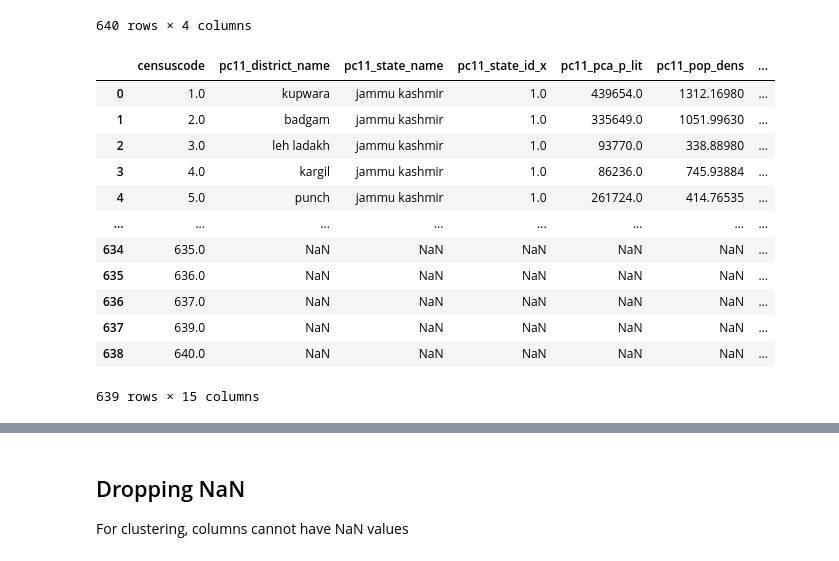
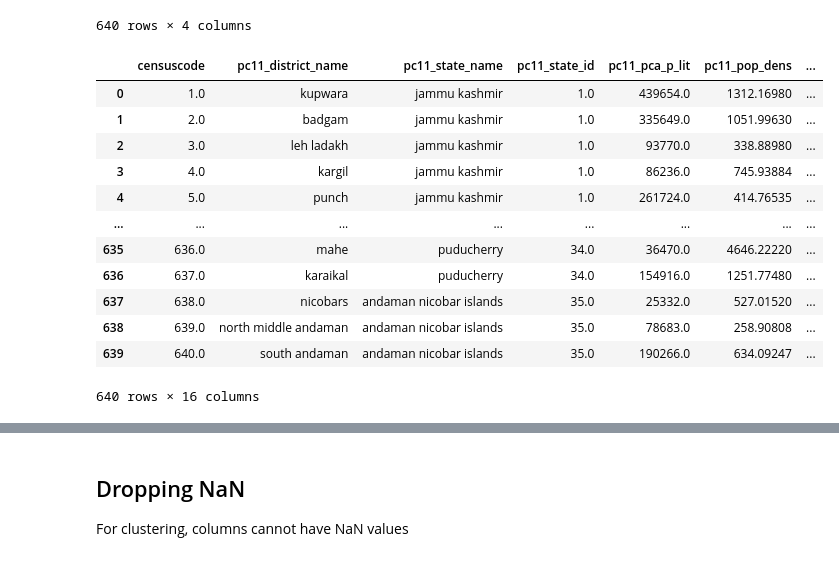
Before and after one commit to Daniel-Los/Introduction-to-datascience-final-project, a Jupyter notebook: Dataframes.ipynb, the cells around one changed output, grey strips where cells are left out. Cells and saved outputs as stored; diff of their text form; code cells hidden in the pictures.

```diff
--- a/Dataframes.ipynb
+++ b/Dataframes.ipynb
@@ -460,28 +444,30 @@ mergy
 # %%
 # This section takes the interesting data (hardcoded, sorry)
 # These are the first 8 interesting variables.
 
 #This makes a frame that merges everythng the labels. The if block prevents double running.
-#if 'average_age' not in mergy.keys():
-mergy = pd.merge(mergy, demog_frame[['censuscode','pc11_pca_p_lit','pc11_pop_dens','pc11_slum_pop','pc11_urb_share']], on='censuscode', how = 'right')
-mergy = pd.merge(mergy, hosp_frame[['censuscode','dlhs4_dh_icu_beds','dlhs4_total_beds','dlhs4_total_facilities']], on='censuscode', how = 'right')
-mergy = pd.merge(mergy, age_frame[['censuscode','average_age']], on='censuscode', how = 'right')
-mergy = pd.merge(mergy, datedict[str(list(datedict.keys())[-1])], on = 'censuscode', how = 'outer')
+if 'total_cases' not in mergy.keys():
+    mergy = pd.merge(mergy, demog_frame[['censuscode','pc11_pca_p_lit','pc11_pop_dens','pc11_slum_pop','pc11_urb_share','pc11_pca_tot_p','pc11_tot_area']], on='censuscode', how = 'right')
+    mergy = pd.merge(mergy, hosp_frame[['censuscode','dlhs4_dh_icu_beds','dlhs4_total_beds','dlhs4_total_facilities']], on='censuscode', how = 'right')
+    mergy = pd.merge(mergy, age_frame[['censuscode','average_age']], on='censuscode', how = 'left')
+
+    datedict_vars = datedict[str(list(datedict.keys())[-1])][['censuscode','total_cases','total_deaths']]
+    mergy = pd.merge(mergy, datedict_vars, on = 'censuscode', how = 'left')
 mergy
 # %% [output]
-|  | censuscode | pc11_district_name | pc11_state_name | pc11_state_id_x | pc11_pca_p_lit | pc11_pop_dens | ... |
+|  | censuscode | pc11_district_name | pc11_state_name | pc11_state_id | pc11_pca_p_lit | pc11_pop_dens | ... |
 | 0 | 1.0 | kupwara | jammu kashmir | 1.0 | 439654.0 | 1312.16980 | ... |
 | 1 | 2.0 | badgam | jammu kashmir | 1.0 | 335649.0 | 1051.99630 | ... |
 | 2 | 3.0 | leh ladakh | jammu kashmir | 1.0 | 93770.0 | 338.88980 | ... |
 | 3 | 4.0 | kargil | jammu kashmir | 1.0 | 86236.0 | 745.93884 | ... |
 | 4 | 5.0 | punch | jammu kashmir | 1.0 | 261724.0 | 414.76535 | ... |
 | ... | ... | ... | ... | ... | ... | ... | ... |
-| 634 | 635.0 | NaN | NaN | NaN | NaN | NaN | ... |
-| 635 | 636.0 | NaN | NaN | NaN | NaN | NaN | ... |
-| 636 | 637.0 | NaN | NaN | NaN | NaN | NaN | ... |
-| 637 | 639.0 | NaN | NaN | NaN | NaN | NaN | ... |
-| 638 | 640.0 | NaN | NaN | NaN | NaN | NaN | ... |
+| 635 | 636.0 | mahe | puducherry | 34.0 | 36470.0 | 4646.22220 | ... |
+| 636 | 637.0 | karaikal | puducherry | 34.0 | 154916.0 | 1251.77480 | ... |
+| 637 | 638.0 | nicobars | andaman nicobar islands | 35.0 | 25332.0 | 527.01520 | ... |
+| 638 | 639.0 | north middle andaman | andaman nicobar islands | 35.0 | 78683.0 | 258.90808 | ... |
+| 639 | 640.0 | south andaman | andaman nicobar islands | 35.0 | 190266.0 | 634.09247 | ... |
-639 rows × 15 columns
+640 rows × 16 columns
 # %%
 champion = pd.DataFrame()
 champion.keys()
```
Also changed, not shown: parts of 15 cells of this notebook.
